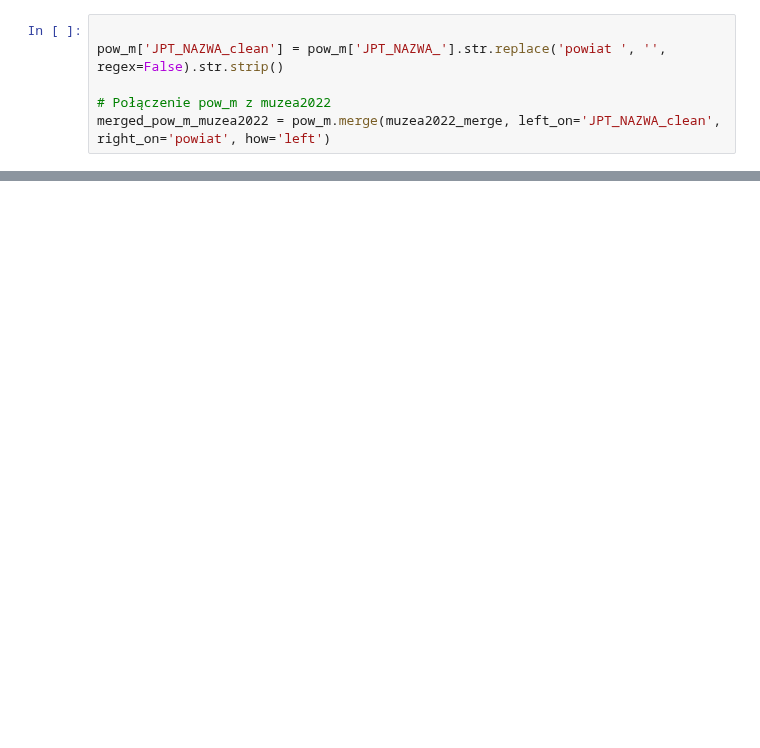
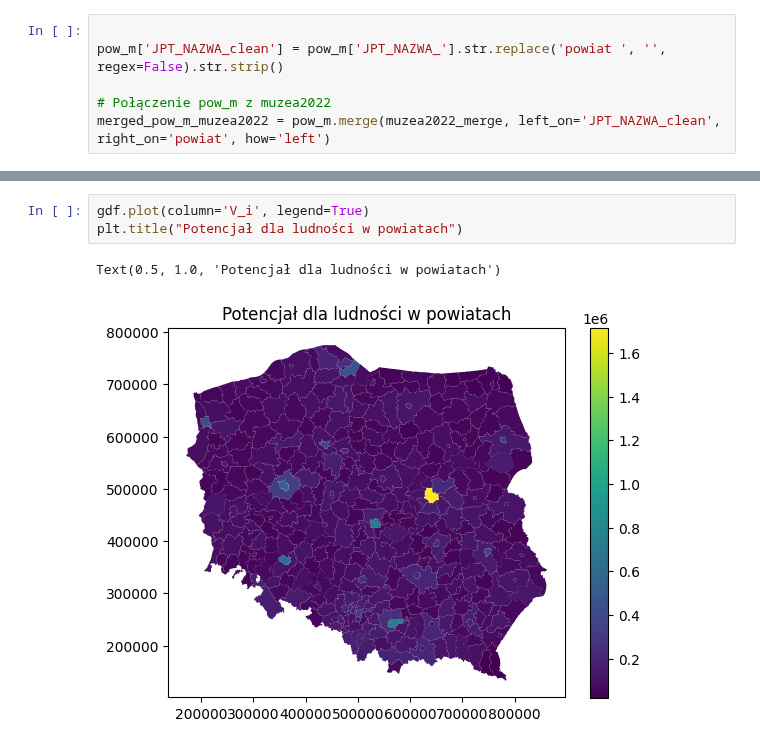
Before and after one commit to Psylo1226/Spatial-econometrics, a Jupyter notebook: Projekt_5/Projekt_5.ipynb, the cells around one changed output, grey strips where cells are left out. Drawn from its saved outputs; the diff is of its cells as text; blank space fills up the shorter version.

```diff
--- a/Projekt_5/Projekt_5.ipynb
+++ b/Projekt_5/Projekt_5.ipynb
@@ -153,0 +262,6 @@ plt.show()
+# %%
+gdf.plot(column='V_i', legend=True)
+plt.title("Potencjał dla ludności w powiatach")
+# %% [output]
+Text(0.5, 1.0, 'Potencjał dla ludności w powiatach')
+[figure, added]
```
Also changed, not shown: parts of 33 cells of this notebook.
